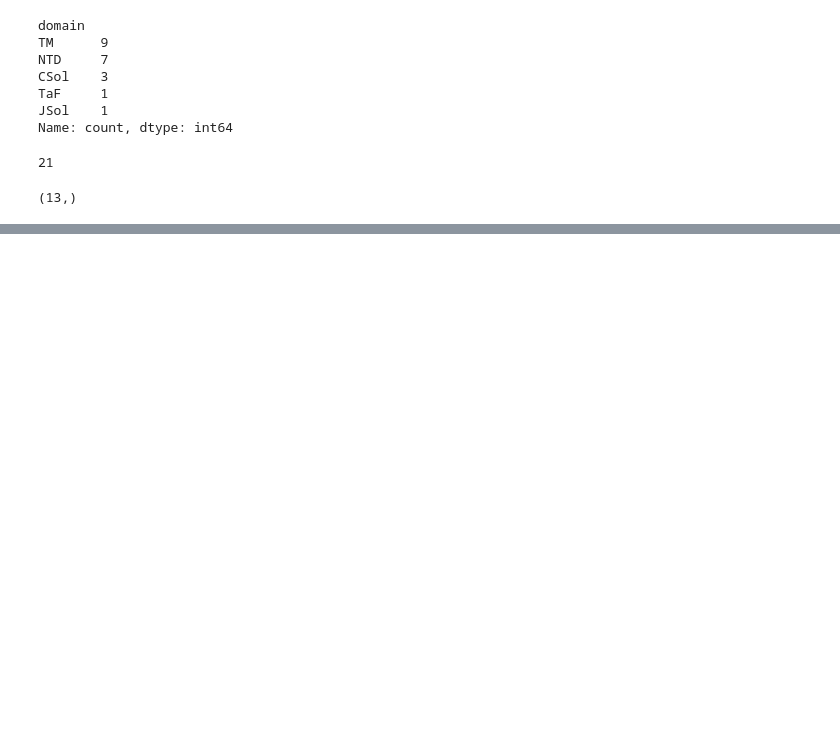
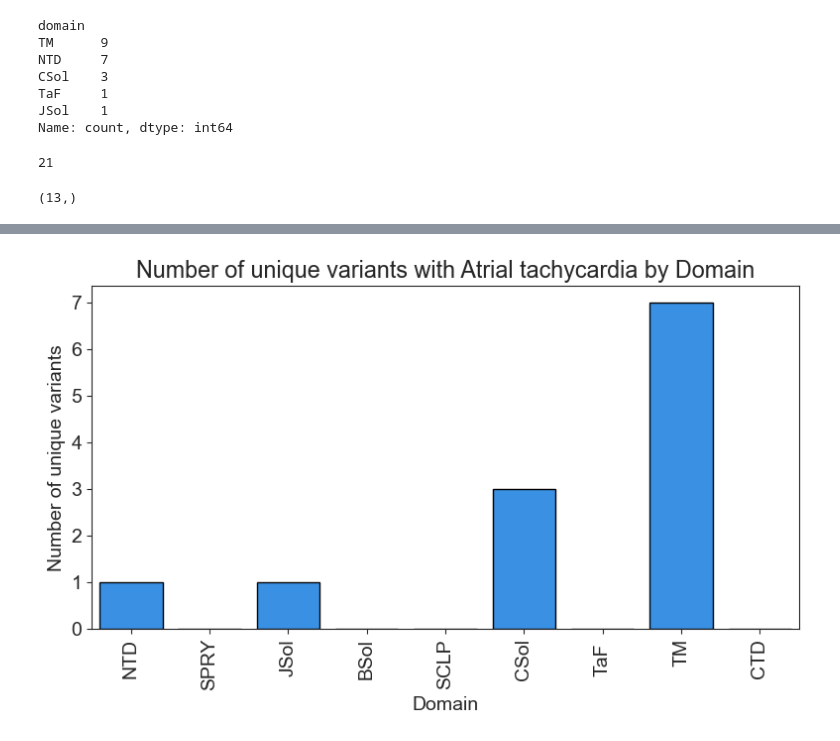
Before and after one commit to alexdaiii/cpvt_database_analysis, a Jupyter notebook: reviewer2/question2.ipynb, the cells around one changed output, grey strips where cells are left out. Saved outputs shown, nothing was run; the diff lists cells and outputs as text; code cells hidden in the pictures; blank space fills up the shorter version.

```diff
--- a/reviewer2/question2.ipynb
+++ b/reviewer2/question2.ipynb
@@ -446,0 +508,16 @@ at_by_domain["hgvs_string"].unique().shape
+# %%
+with plt.rc_context({
+    'font.size': 14,
+    'figure.figsize': (8, 5),
+}):
+    sns.barplot(x="domains", y="unique_hgvs_count_on_domain", data=domain_plot,
+                color="dodgerblue", edgecolor="black")
+plt.title("Number of unique variants with Atrial tachycardia by Domain")
+plt.xlabel("Domain")
+plt.ylabel("Number of unique variants")
+plt.xticks(rotation=90)
+plt.tight_layout()
+plt.savefig(fig_dir / "reviewer2.question2.at_variants_by_domain.pdf")
+plt.show()
+# %% [output]
+[figure, added]
```
Also changed, not shown: parts of 6 cells of this notebook, 7 other files.
